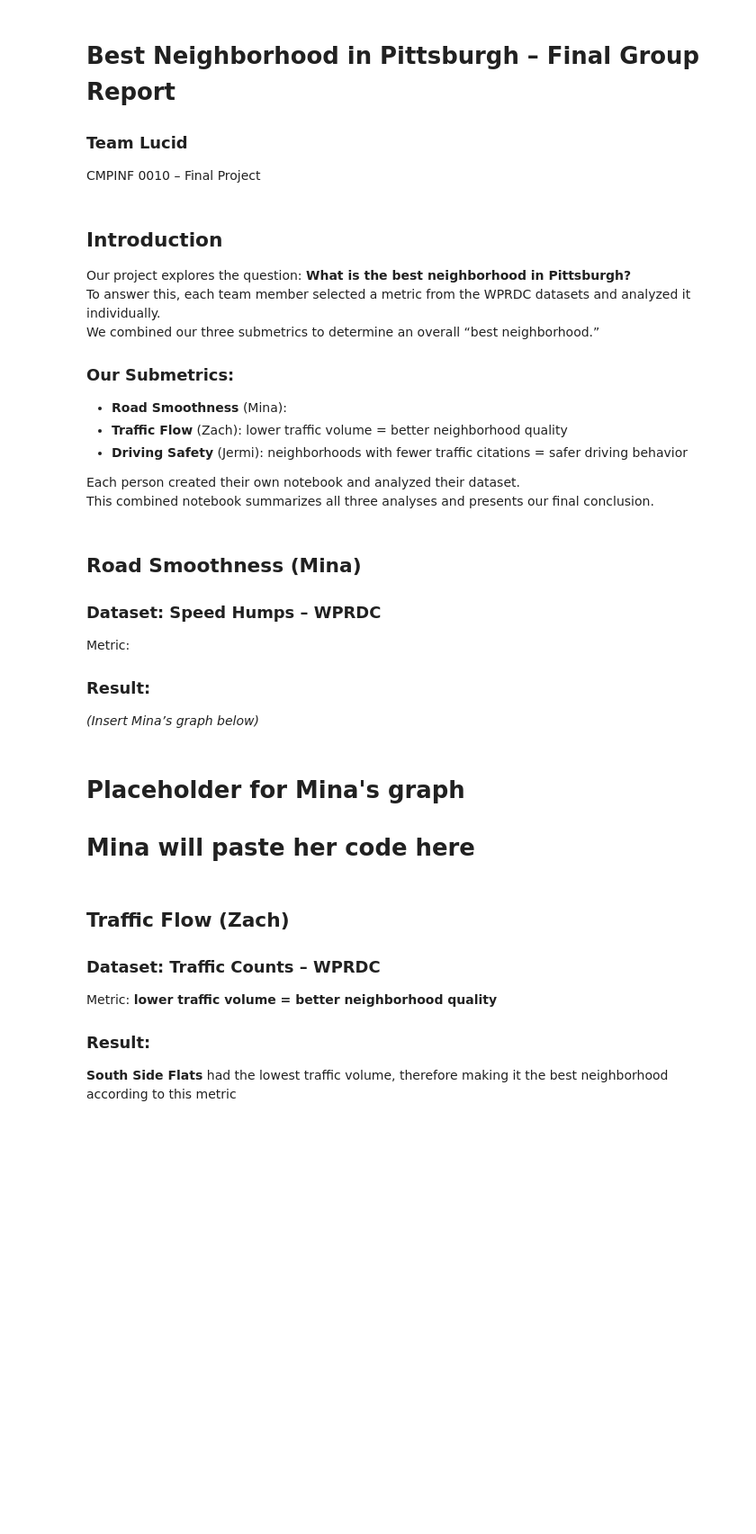
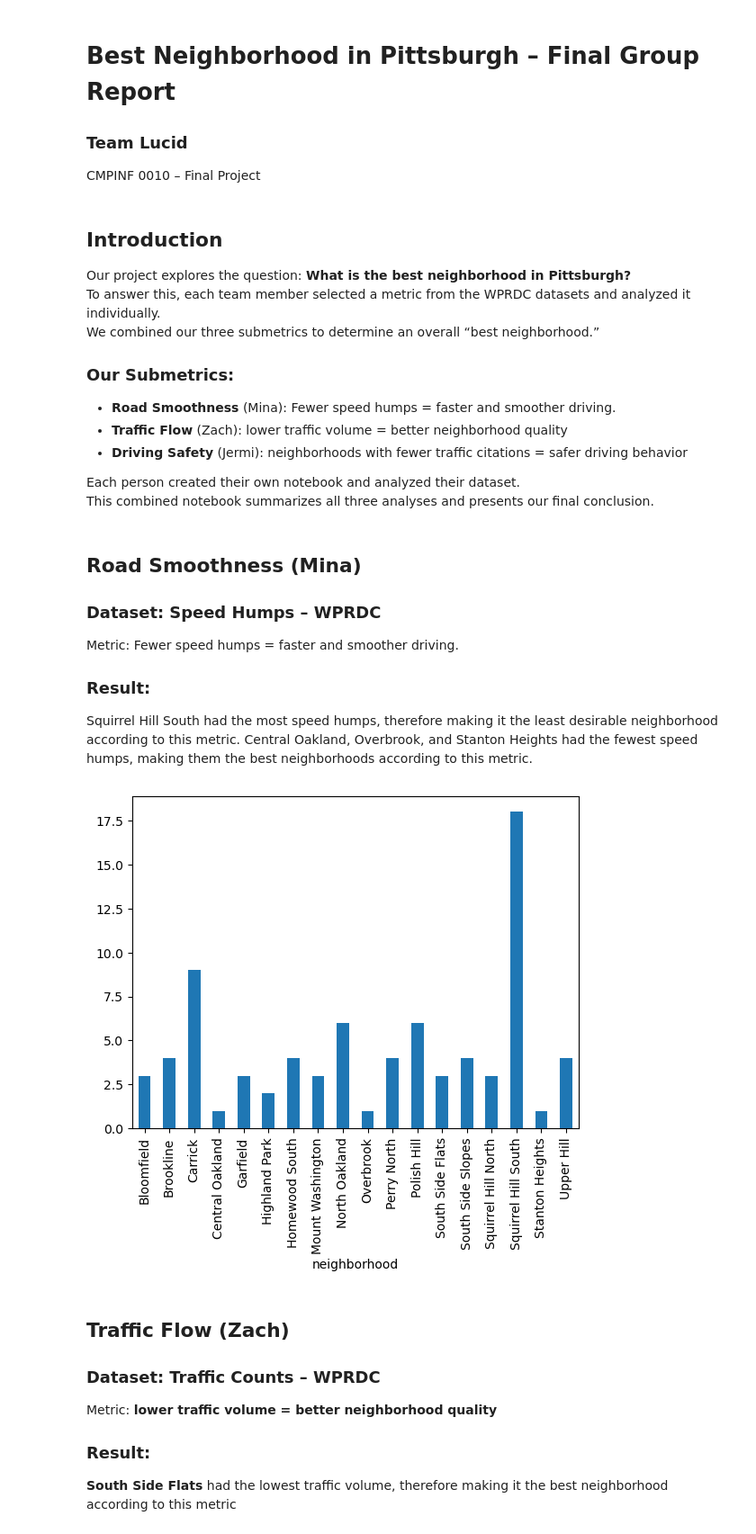
Before and after one commit to Minaxmamnoon/Final-Project---Big-Ideas, a Jupyter notebook: Final Project COMBINED NOTEBOOK .ipynb, the cells around one changed output. Shown: that part at 90% size. Saved outputs shown, nothing was run; the diff lists cells and outputs as text; code cells hidden in the pictures; blank space fills up the shorter version.

Commit message:
Mina's updates

```diff
--- a/Final Project COMBINED NOTEBOOK.ipynb
+++ b/Final Project COMBINED NOTEBOOK .ipynb
@@ -10,7 +10,7 @@ To answer this, each team member selected a metric from the WPRDC datasets and a
 We combined our three submetrics to determine an overall “best neighborhood.”
 
 ### Our Submetrics:
-- **Road Smoothness** (Mina):
+- **Road Smoothness** (Mina): Fewer speed humps = faster and smoother driving.
 - **Traffic Flow** (Zach): lower traffic volume = better neighborhood quality
 - **Driving Safety** (Jermi): neighborhoods with fewer traffic citations = safer driving behavior
 
@@ -20,17 +20,21 @@ This combined notebook summarizes all three analyses and presents our final conc
 ## Road Smoothness (Mina)
 
 ### Dataset: Speed Humps – WPRDC
-Metric:
-
+Metric: Fewer speed humps = faster and smoother driving.
 
 
 ### Result:
-
-
-*(Insert Mina’s graph below)*
+Squirrel Hill South had the most speed humps, therefore making it the least desirable neighborhood according to this metric. Central Oakland, Overbrook, and Stanton Heights had the fewest speed humps, making them the best neighborhoods according to this metric.
-# %% [markdown]
-# Placeholder for Mina's graph
-# Mina will paste her code here
+# %%
+import pandas as pd
+import matplotlib.pyplot as plt
+%matplotlib inline
+data = pd.read_csv("speed_humps.csv")
+neighborhood_counts = data.groupby("neighborhood")["id"].count()
+neighborhood_counts.plot.bar()
+plt.show()
+# %% [output]
+[figure, added]
 # %% [markdown]
 ## Traffic Flow (Zach)
 
```
Also changed, not shown: parts of 1 cell of this notebook, 2 other files.
